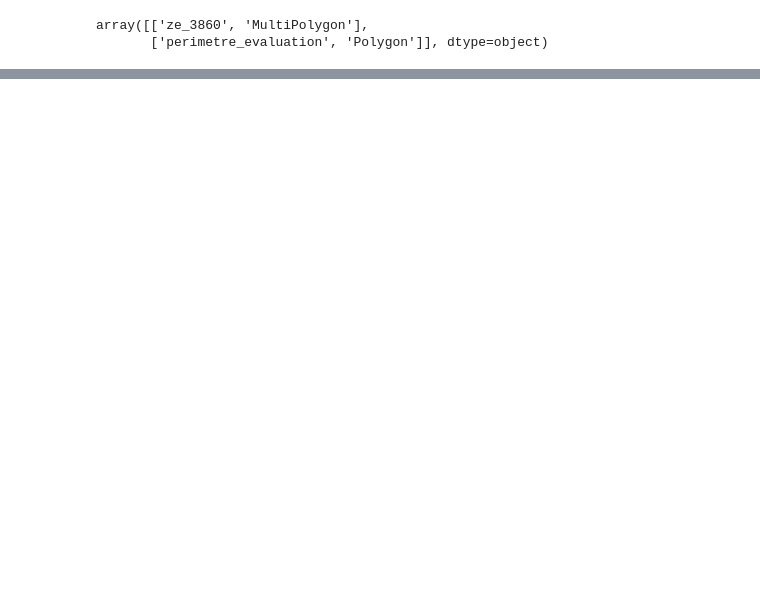
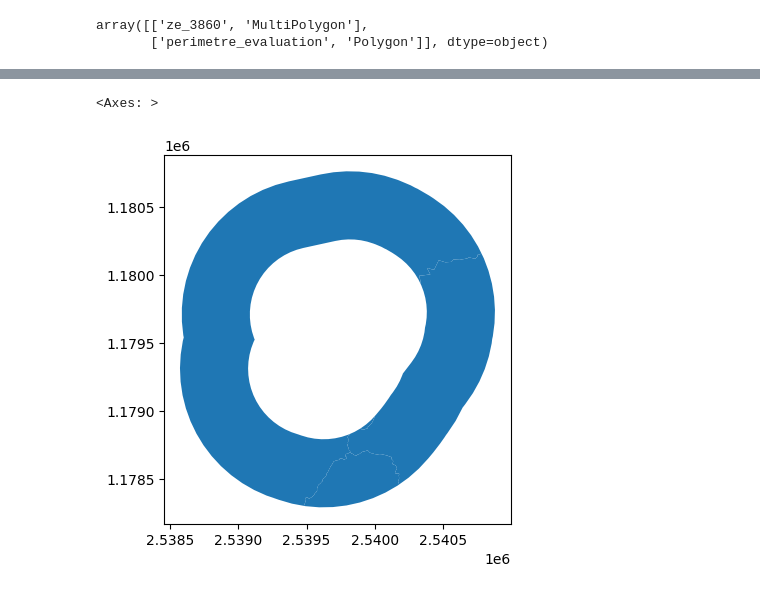
Before and after one commit to Luca-wirthner/2024_Geoinformatique_I, a Jupyter notebook: script_zones_tampons.ipynb, the cells around one changed output, grey strips where cells are left out. Drawn from its saved outputs; the diff is of its cells as text; code cells hidden in the pictures; blank space fills up the shorter version.

```diff
--- a/script_zones_tampons.ipynb
+++ b/script_zones_tampons.ipynb
@@ -35,0 +16,7 @@ buffer_5km.plot()
+# %%
+buff_500m = zone_etude.buffer(500).union_all()
+buff_1km_dif = zone_etude.buffer(1000).union_all() - zone_etude.buffer(500).union_all()
+buff_5km_dif = zone_etude.buffer(5000).union_all() - zone_etude.buffer(1000).union_all()
+# %%
+buffs = {'500m': buff_500m, '1km': buff_1km_dif, '5km': buff_5km_dif}
+gdf_buffs = { k: gpd.GeoDataFrame(geometry=[poly], crs='EPSG:2056') for k, poly in buffs.items()}
@@ -35,0 +32,4 @@ buffer_5km.plot()
+# %%
+communes = gpd.read_file('admin.gpkg', layer = 'communes')
+# %%
+gdf_buffs_cmns = { k: gpd.overlay(gdf_buffs[k], communes, how = 'intersection') for k in gdf_buffs}
@@ -35,0 +43,5 @@ buffer_5km.plot()
+# %%
+gdf_buffs_cmns['1km'].plot()
+# %% [output]
+<Axes: >
+[figure, added]
```
Also changed, not shown: parts of 8 cells of this notebook.
